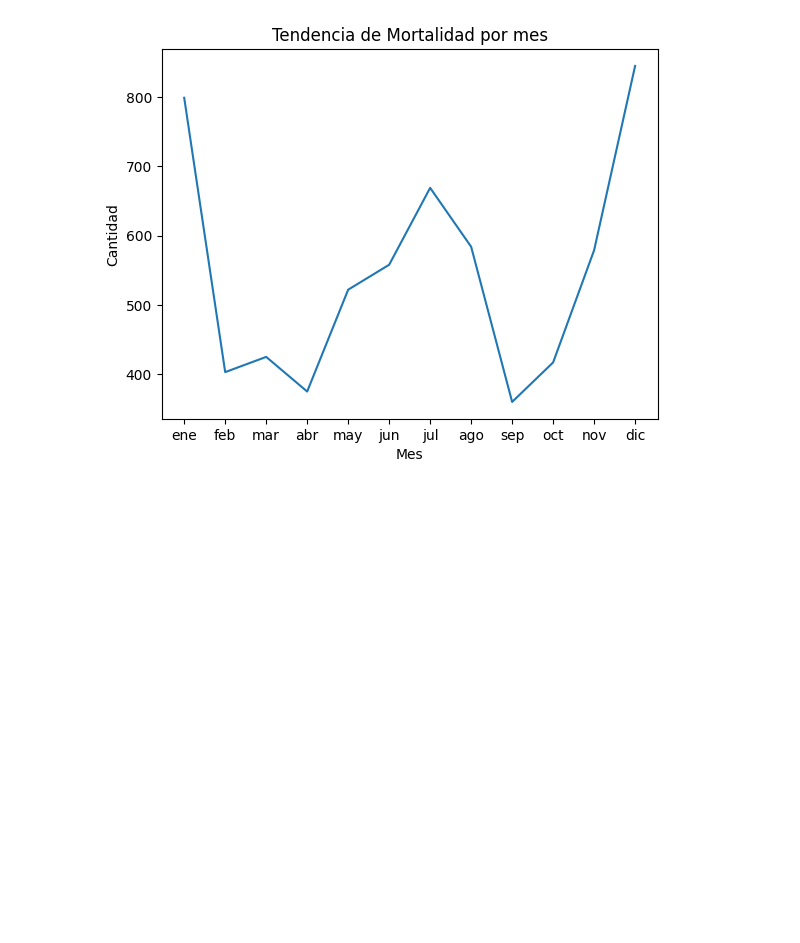
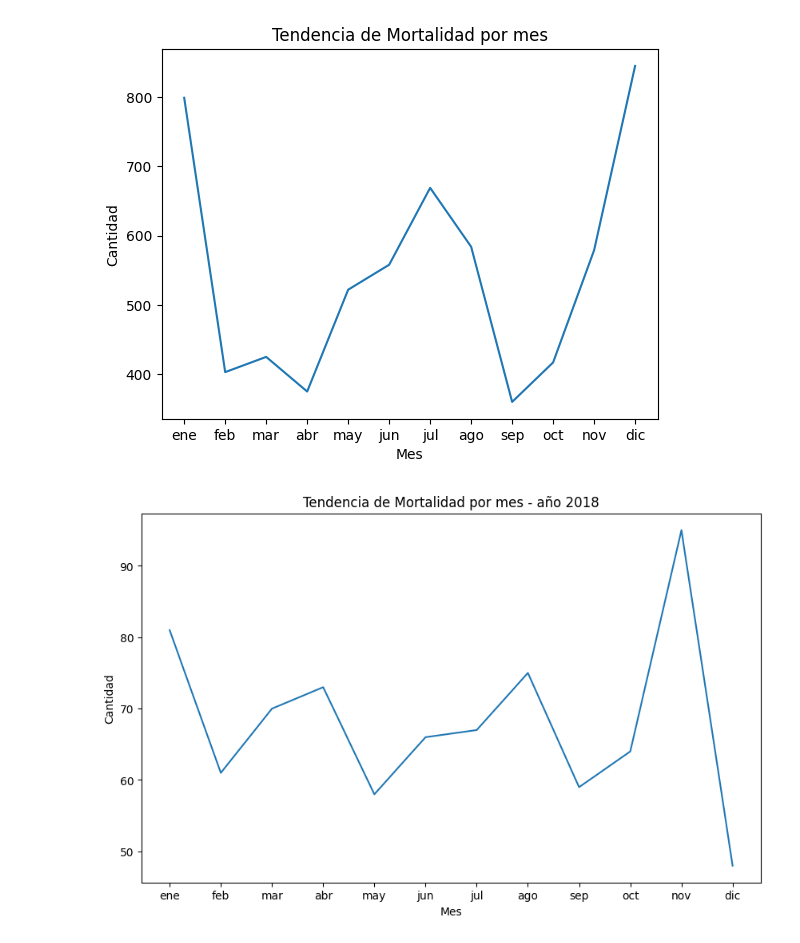
Before and after one commit to dancho94/mortalidad-hospital-erasmo, a Jupyter notebook: 2-Exploration.ipynb, the cells around one changed output. Saved outputs shown, nothing was run; the diff lists cells and outputs as text; code cells hidden in the pictures; blank space fills up the shorter version.

```diff
--- a/2-Exploration.ipynb
+++ b/2-Exploration.ipynb
@@ -140,3 +140,21 @@ plt.title('Tendencia de Mortalidad por mes')
 plt.show()
 # %% [output]
 [figure]
+# %%
+year = 2018
+
+plt.figure(figsize=(10,6))
+
+
+data_filtrada =  data[data['FECHA'].dt.year == year]
+count_for_month = data_filtrada.groupby(data_filtrada['FECHA'].dt.month)['FECHA'].count()
+meses = ['ene', 'feb', 'mar', 'abr', 'may', 'jun', 'jul', 'ago', 'sep', 'oct', 'nov', 'dic']
+
+plt.plot(meses, count_for_month)
+
+plt.xlabel('Mes')
+plt.ylabel('Cantidad')
+plt.title(f'Tendencia de Mortalidad por mes - año {year}')
+plt.show()
+# %% [output]
+[figure, added]
```
Also changed, not shown: parts of 30 cells of this notebook, 1 other file.
